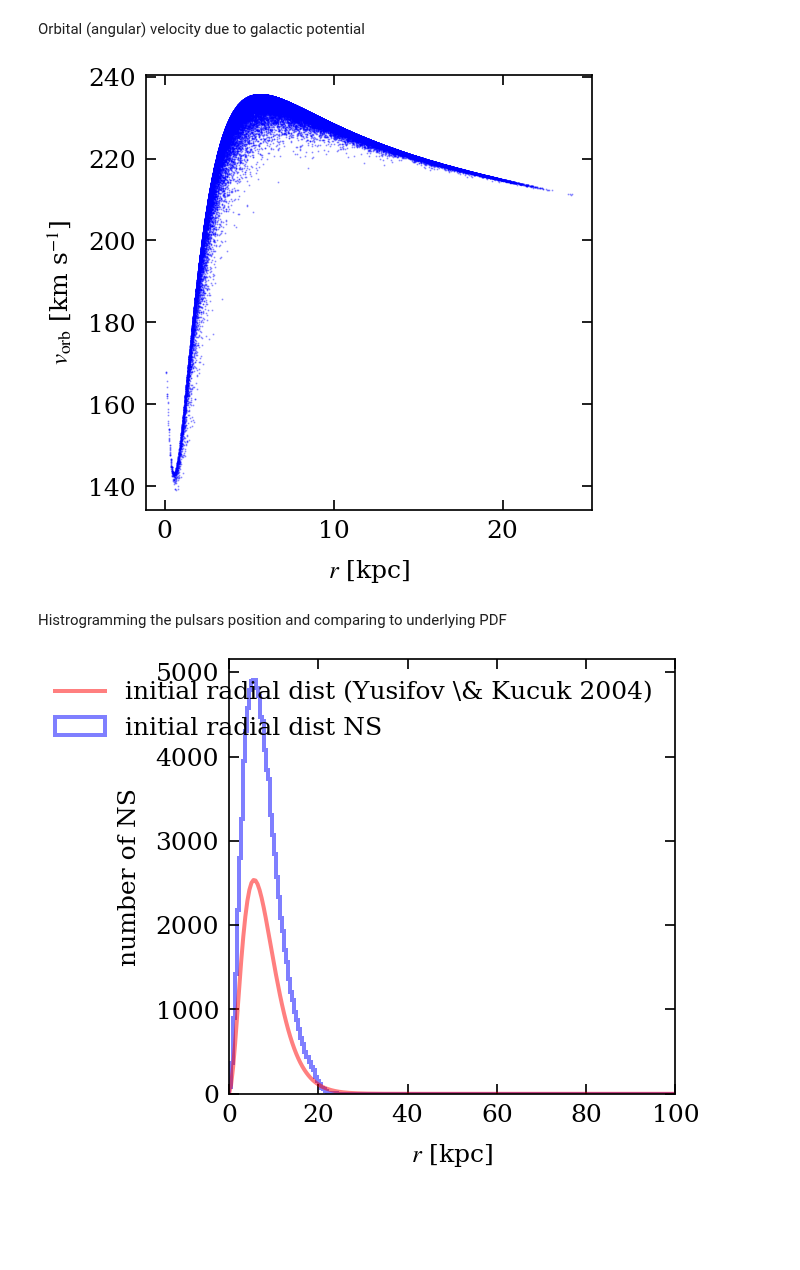
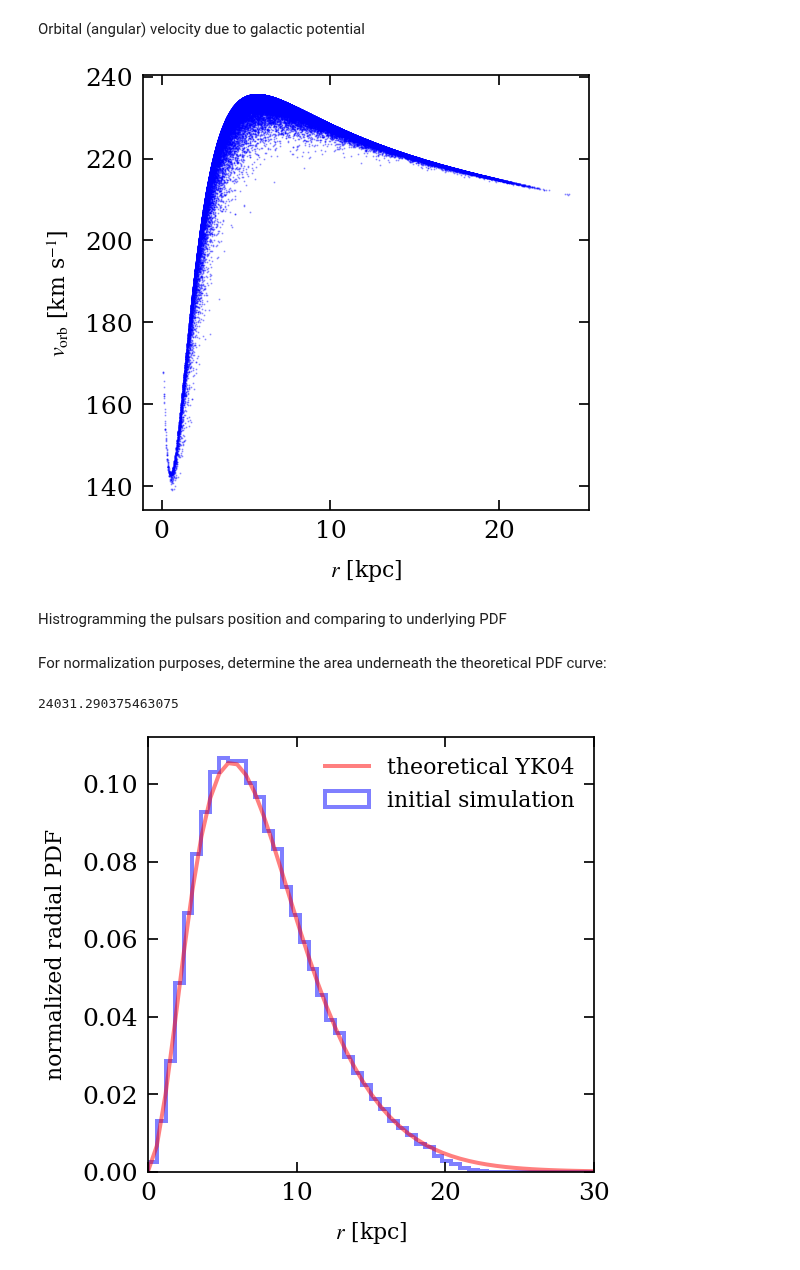
Before and after one commit to ice-csic-astroexotic/ML-Poppyns, a Jupyter notebook: examples/simulator/initial_population_plots.ipynb, the cells around one changed output. Cells and saved outputs as stored; diff of their text form; code cells hidden in the pictures; blank space fills up the shorter version.

Commit message:
Adjust the comparison between the theoretical and the simulate PDFs by normalising both distributions in the initial and final population scenarios.

```diff
--- a/examples/simulator/initial_population_plots.ipynb
+++ b/examples/simulator/initial_population_plots.ipynb
@@ -15,7 +16,7 @@ mpl.rcParams['text.latex.preamble'] = [r"\usepackage{amsmath}"]
 # %%
 rcParams["mathtext.fontset"] = "stix"
 # rcParams["font.family"] = "Liberation serif"
-rcParams["font.size"] = "25"
+rcParams["font.size"] = "22"
 # rcParams['font.weight']='bold'
 rcParams["figure.figsize"] = "8.0, 8.0"
 rcParams["figure.autolayout"] = "False"
@@ -164,7 +164,7 @@ Orbital (angular) velocity due to galactic potential
 # %%
 r = np.sqrt(x**2 + y**2)
 
-ig, ax = plt.subplots()
+fig, ax = plt.subplots()
 
 ax.plot(
     r,
@@ -182,7 +182,7 @@ ax.set_ylabel(r"$v_{\rm orb}$ [km s$^{-1}$]")
 
 plt.show()
 # %% [output]
-[figure, old version]
+[figure, new version]
 # %% [markdown]
 Histrogramming the pulsars position and comparing to underlying PDF
 # %%
@@ -200,35 +200,42 @@ def pdf_r(r):
     )
     pdf_r = 2 * np.pi * r * rho
     return pdf_r
+# %% [markdown]
+For normalization purposes, determine the area underneath the theoretical PDF curve:
+# %%
+pdf_area = quad(pdf_r, 0, 100)[0]
+print(pdf_area)
+# %% [output]
+24031.290375463075
+# %%
+r_bins = np.linspace(0.0, 30.0, 51)
 # %%
-# r_bins = np.logspace(np.log10(0.0001), np.log10(100.), 100)
-r_bins = np.linspace(0.0, 100.0, 220)
-
 fig, ax = plt.subplots()
 
 ax.hist(
     r,
     bins=r_bins,
     histtype="step",
     edgecolor="blue",
     lw=4,
     alpha=0.5,
-    label="initial radial dist NS",
+    label="initial simulation",
+    density=True
 )
 ax.plot(
     r_bins,
-    pdf_r(r_bins),
+    pdf_r(r_bins)/pdf_area,
     linestyle="-",
     lw=4,
     color="red",
     alpha=0.5,
-    label="initial radial dist (Yusifov \& Kucuk 2004)",
+    label="theoretical YK04",
 )
 plt.xlabel(r"$r$ [kpc]")
-plt.ylabel(r"number of NS")
-plt.xlim(0.0, 100.0)
-plt.legend(frameon=False, loc=0)
+plt.ylabel(r"normalized radial PDF")
+plt.xlim(0.0, 30.0)
+plt.legend(frameon=False, loc=1)
 
 plt.show()
 # %% [output]
-[figure, old version]
+[figure, new version]
```
Also changed, not shown: parts of 4 cells of this notebook, 1 other file.
